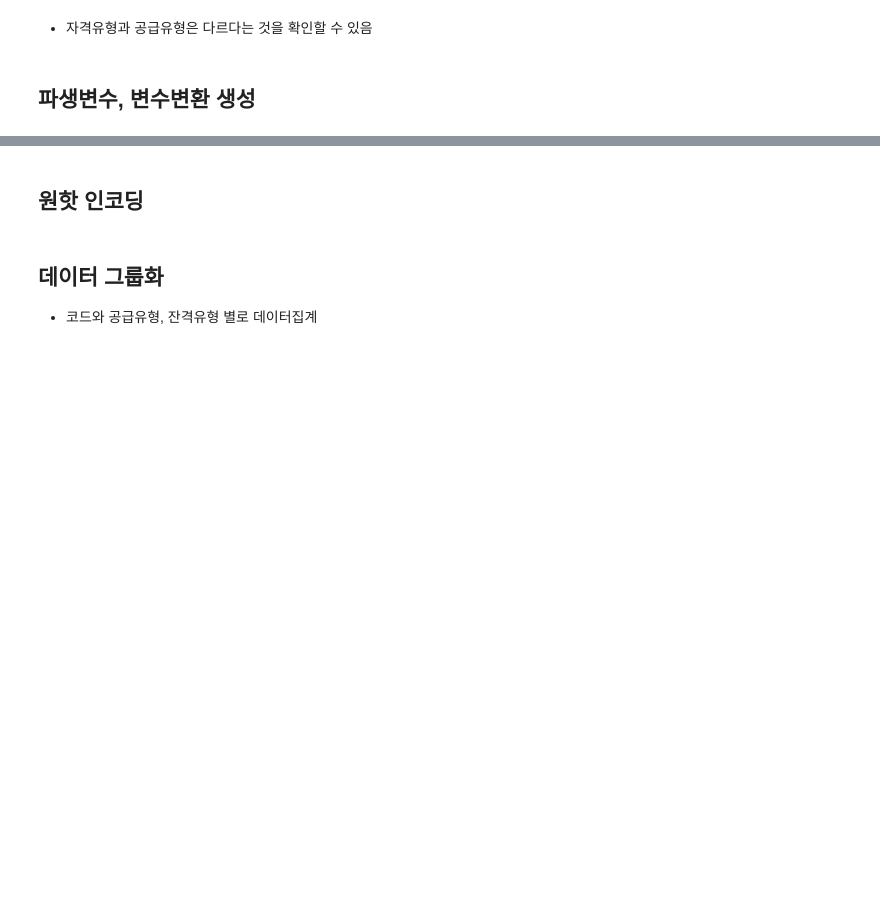
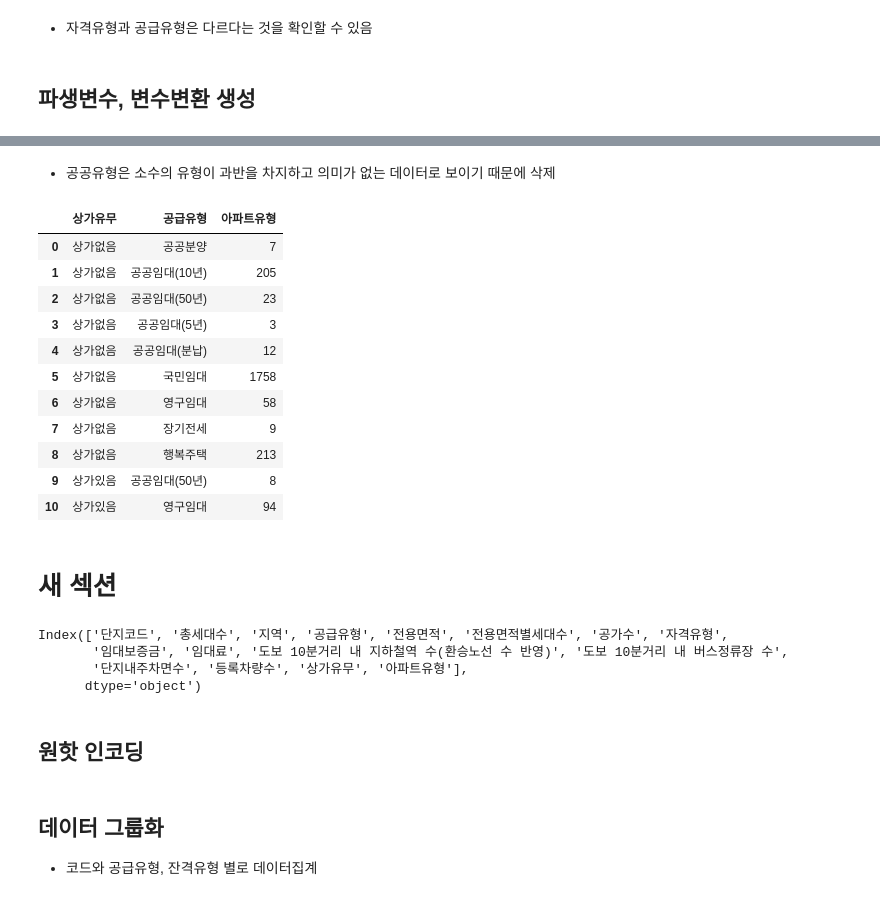
Before and after one commit to koreahong/parking_lot_analysis, a Jupyter notebook: 주차수요예측.ipynb, the cells around one changed output, grey strips where cells are left out. Saved outputs shown, nothing was run; the diff lists cells and outputs as text; code cells hidden in the pictures; blank space fills up the shorter version.

```diff
--- a/주차수요예측.ipynb
+++ b/주차수요예측.ipynb
@@ -214,0 +503,17 @@ raw_test['단지내주차면수'] = raw_test['단지내주차면수'] * raw_test
+# %% [markdown]
+- 공공유형은 소수의 유형이 과반을 차지하고 의미가 없는 데이터로 보이기 때문에 삭제
+# %%
+raw_train_store_apartType.groupby(['상가유무','공급유형'])['아파트유형'].count().reset_index()
+# %% [output]
+|  | 상가유무 | 공급유형 | 아파트유형 |
+| 0 | 상가없음 | 공공분양 | 7 |
+| 1 | 상가없음 | 공공임대(10년) | 205 |
+| 2 | 상가없음 | 공공임대(50년) | 23 |
+| 3 | 상가없음 | 공공임대(5년) | 3 |
+| 4 | 상가없음 | 공공임대(분납) | 12 |
+| 5 | 상가없음 | 국민임대 | 1758 |
+| 6 | 상가없음 | 영구임대 | 58 |
+| 7 | 상가없음 | 장기전세 | 9 |
+| 8 | 상가없음 | 행복주택 | 213 |
+| 9 | 상가있음 | 공공임대(50년) | 8 |
+| 10 | 상가있음 | 영구임대 | 94 |
@@ -214,0 +522,2 @@ raw_test['단지내주차면수'] = raw_test['단지내주차면수'] * raw_test
+# %% [markdown]
+# 새 섹션
@@ -215,3 +528,10 @@ raw_test['단지내주차면수'] = raw_test['단지내주차면수'] * raw_test
+# %%
+raw_train.columns
+# %% [output]
+Index(['단지코드', '총세대수', '지역', '공급유형', '전용면적', '전용면적별세대수', '공가수', '자격유형',
+       '임대보증금', '임대료', '도보 10분거리 내 지하철역 수(환승노선 수 반영)', '도보 10분거리 내 버스정류장 수',
+       '단지내주차면수', '등록차량수', '상가유무', '아파트유형'],
+      dtype='object')
 # %% [markdown]
 ## 원핫 인코딩
 # %%
```
Also changed, not shown: parts of 60 cells of this notebook.
